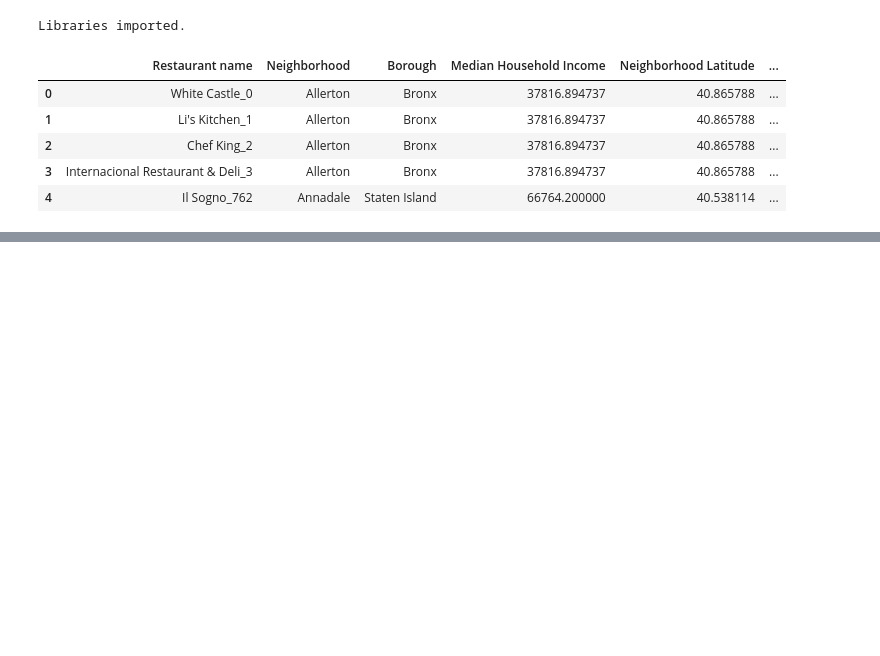
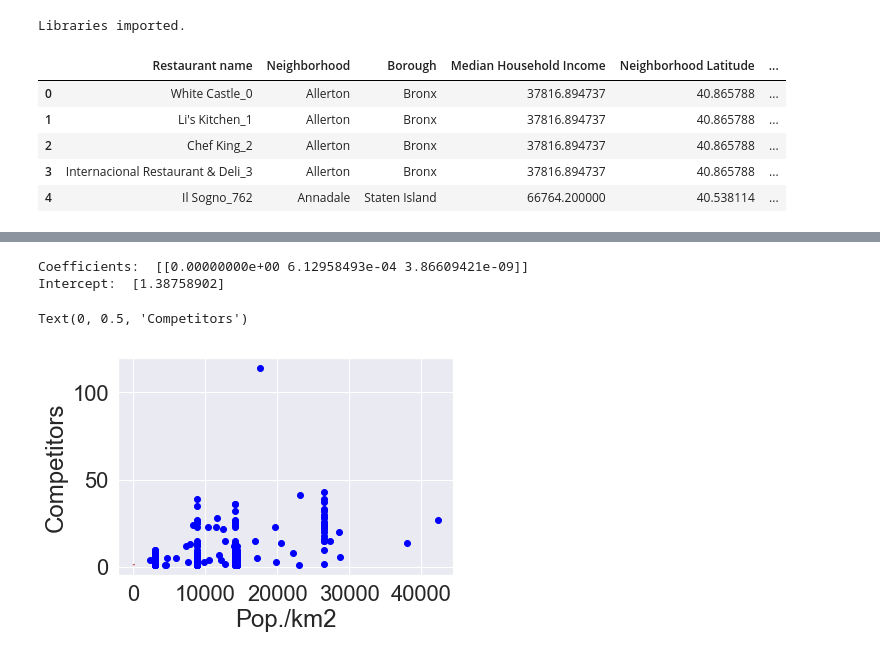
Before and after one commit to lenoraxu/Coursera_Capstone, a Jupyter notebook: week4/Assignment_C9_W5.ipynb, the cells around one changed output, grey strips where cells are left out. Cells and saved outputs as stored; diff of their text form; code cells hidden in the pictures; blank space fills up the shorter version.

```diff
--- a/week4/Assignment_C9_W5.ipynb
+++ b/week4/Assignment_C9_W5.ipynb
@@ -1,4 +1,5 @@
 # %%
+import seaborn as sns
 import numpy as np # library to handle data in a vectorized manner
 
 import pandas as pd # library for data analsysis
@@ -16,7 +17,9 @@ from pandas.io.json import json_normalize # tranform JSON file into a pandas dat
 # Matplotlib and associated plotting modules
 import matplotlib.cm as cm
 import matplotlib.colors as colors
-
+from mpl_toolkits.mplot3d import Axes3D  # noqa: F401 unused import
+import matplotlib.pyplot as plt
+sns.set()
 # import k-means from clustering stage
 from sklearn.cluster import KMeans
 
@@ -39,0 +165,4 @@ df_res.head()
+# %%
+msk = np.random.rand(len(df_nei)) < 0.8
+train = df_nei[msk]
+test = df_nei[~msk]
@@ -39,0 +218,26 @@ df_res.head()
+# %%
+train_x = np.asanyarray(train[['Pop./km2']])
+train_y = np.asanyarray(train[['Competitors']])
+
+test_x = np.asanyarray(test[['Pop./km2']])
+test_y = np.asanyarray(test[['Competitors']])
+
+
+poly = PolynomialFeatures(degree=2)
+train_x_poly = poly.fit_transform(train_x)
+clf = linear_model.LinearRegression()
+train_y_ = clf.fit(train_x_poly, train_y)
+# The coefficients
+print ('Coefficients: ', clf.coef_)
+print ('Intercept: ',clf.intercept_)
+plt.scatter(train['Pop./km2'], train['Competitors'],  color='blue')
+XX = np.arange(0.0, 100.0, 1)
+yy = clf.intercept_[0]+ clf.coef_[0][1]*XX+ clf.coef_[0][2]*np.power(XX, 2)
+plt.plot(XX, yy, '-r' )
+plt.xlabel("Pop./km2")
+plt.ylabel("Competitors")
+# %% [output]
+Coefficients:  [[0.00000000e+00 6.12958493e-04 3.86609421e-09]]
+Intercept:  [1.38758902]
+Text(0, 0.5, 'Competitors')
+[figure, added]
```
Also changed, not shown: parts of 53 cells of this notebook, 19 other files.
